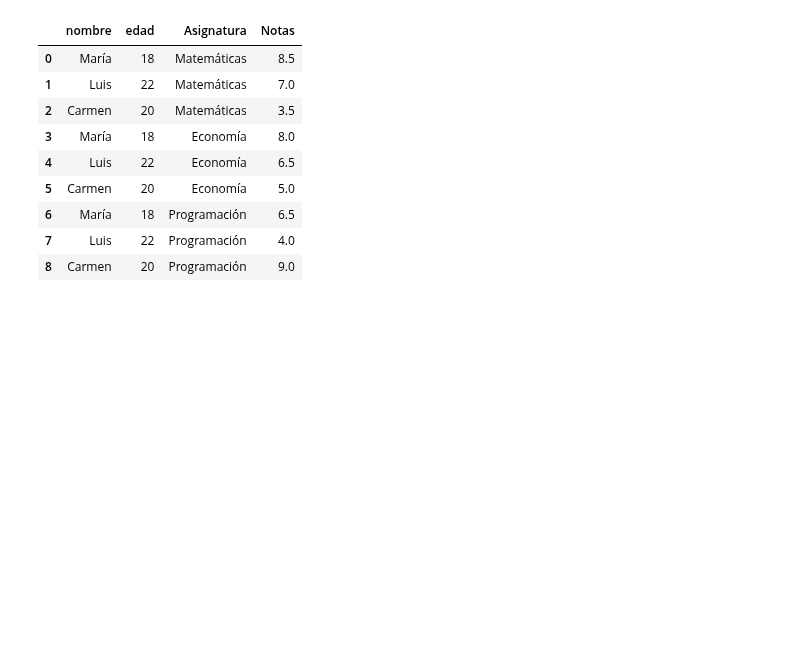
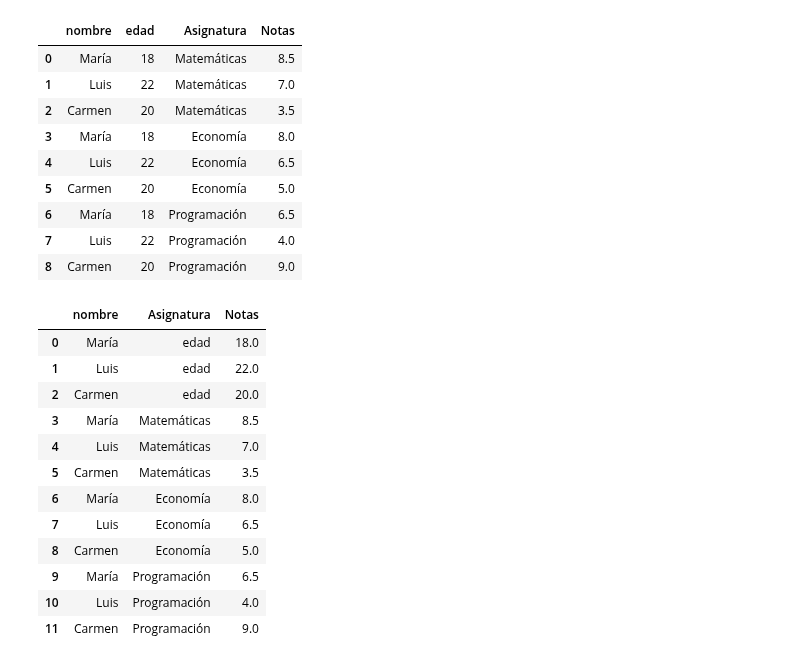
Before and after one commit to mtataytraining2/2_DataScience_Basics, a Jupyter notebook: Pandas/Pandas_dataframe_clase.ipynb, the cells around one changed output. Saved outputs shown, nothing was run; the diff lists cells and outputs as text; code cells hidden in the pictures; blank space fills up the shorter version.

```diff
--- a/Pandas/Pandas_dataframe_clase.ipynb
+++ b/Pandas/Pandas_dataframe_clase.ipynb
@@ -1570,3 +1570,20 @@ df1   #completo
 | 6 | María | 18 | Programación | 6.5 |
 | 7 | Luis | 22 | Programación | 4.0 |
 | 8 | Carmen | 20 | Programación | 9.0 |
+# %%
+df2=df.melt(id_vars=['nombre'],var_name="Asignatura",value_name='Notas')
+df2 #para especificar qué columnas se trasponen, se pone el código completo
+# %% [output]
+|  | nombre | Asignatura | Notas |
+| 0 | María | edad | 18.0 |
+| 1 | Luis | edad | 22.0 |
+| 2 | Carmen | edad | 20.0 |
+| 3 | María | Matemáticas | 8.5 |
+| 4 | Luis | Matemáticas | 7.0 |
+| 5 | Carmen | Matemáticas | 3.5 |
+| 6 | María | Economía | 8.0 |
+| 7 | Luis | Economía | 6.5 |
+| 8 | Carmen | Economía | 5.0 |
+| 9 | María | Programación | 6.5 |
+| 10 | Luis | Programación | 4.0 |
+| 11 | Carmen | Programación | 9.0 |
```
Also changed, not shown: parts of 11 cells of this notebook.
